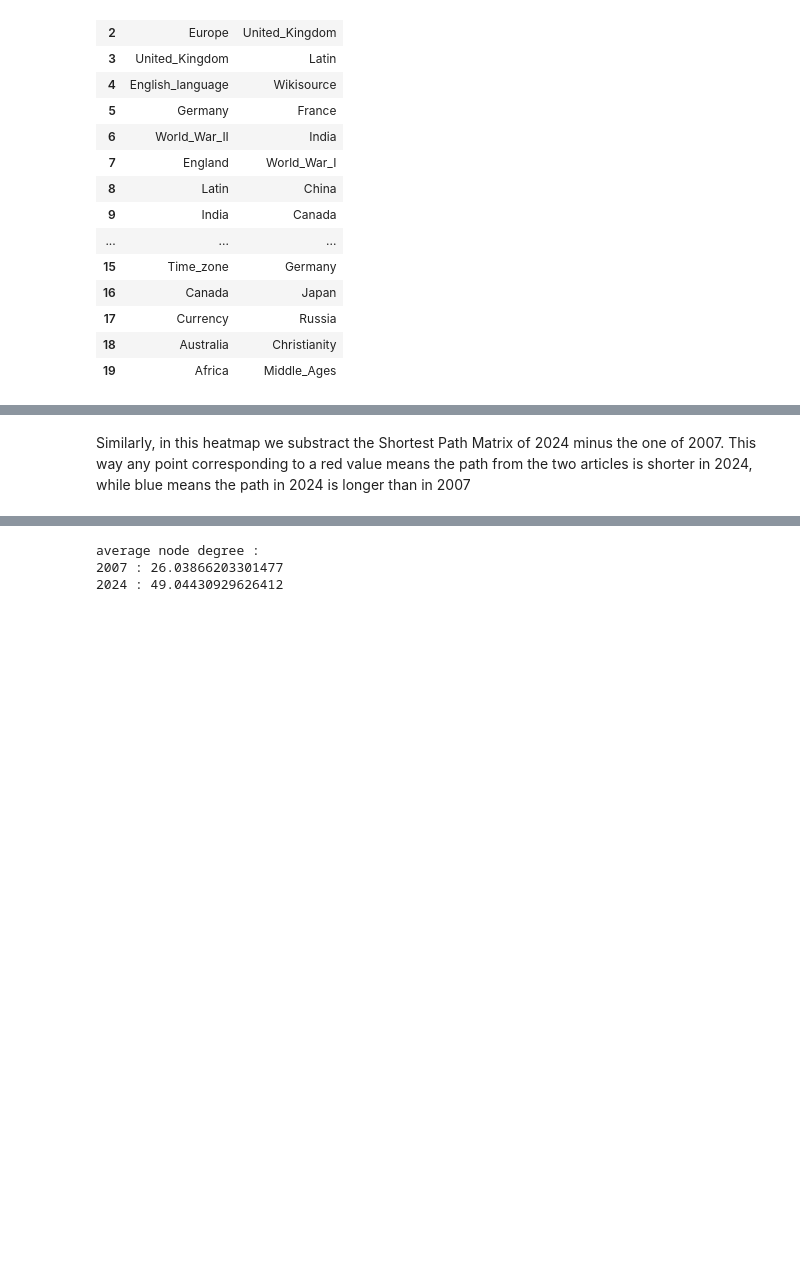
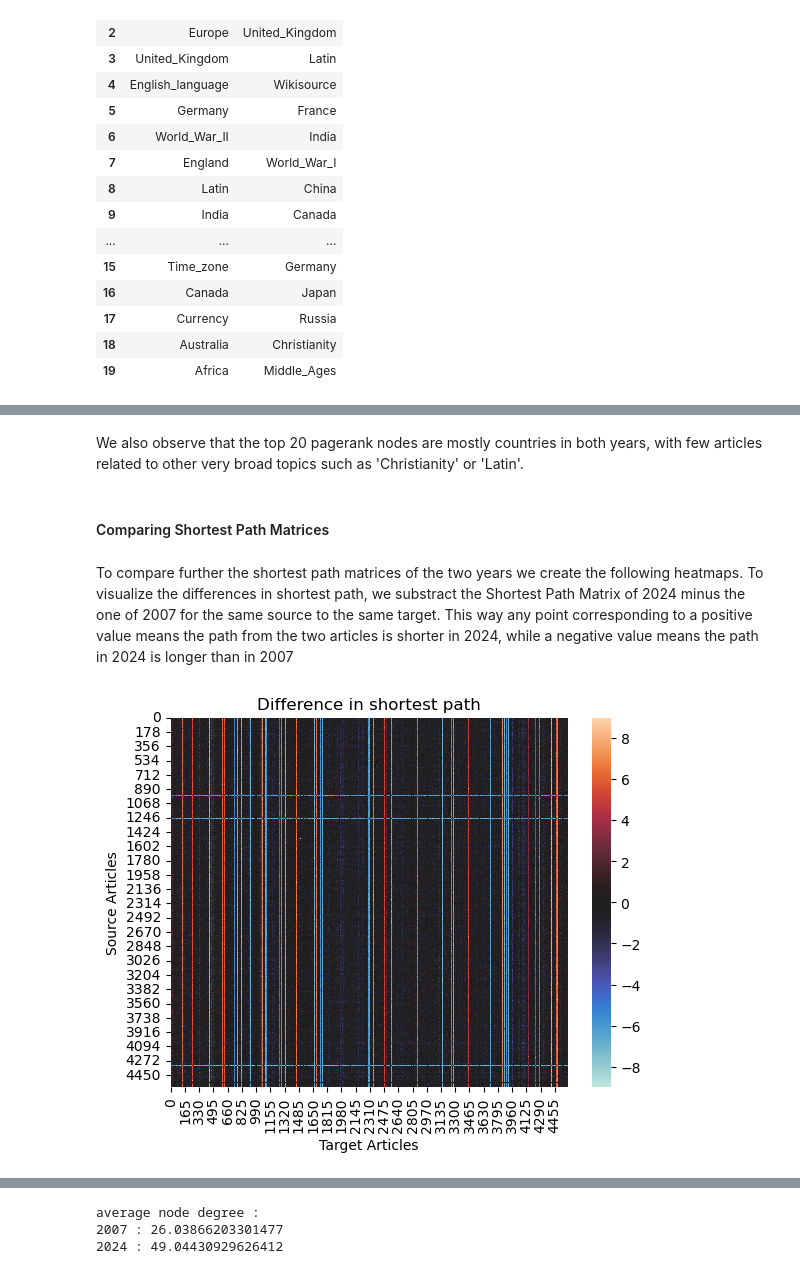
Before and after one commit to epfl-ada/ada-2024-project-outlier-1, a Jupyter notebook: results.ipynb, the cells around one changed output, grey strips where cells are left out. Saved outputs shown, nothing was run; the diff lists cells and outputs as text; code cells hidden in the pictures; blank space fills up the shorter version.

```diff
--- a/results.ipynb
+++ b/results.ipynb
@@ -881,6 +879,6 @@ spm_2024 = computing_shortest_path_matrix(G_2024, articles2007)
 # np.savetxt("spm2007.csv", spm_2007, delimiter=",")
 # np.savetxt("spm2024.csv", spm_2024, delimiter=",")
 # %%
-# # Loading Saved matrices :
-# spm_2007 = np.array(pd.read_csv('spm2007.csv'))
-# spm_2024 = np.array(pd.read_csv('spm2024.csv'))
+# Loading Saved matrices :
+spm_2007 = np.array(pd.read_csv('spm2007.csv'))
+spm_2024 = np.array(pd.read_csv('spm2024.csv'))
@@ -1012,20 +1012,3 @@ pagerank_comparison
 | 17 | Currency | Russia |
 | 18 | Australia | Christianity |
 | 19 | Africa | Middle_Ages |
-# %%
-import plotly.graph_objects as go
-
-# computing the differences heatmaps : problem of dimension
-
-# replace inf values by 0.
-spm_2007 = np.where( spm_2007 == float('inf'), 0., spm_2007)
-spm_2024 = np.where( spm_2024 == float('inf'), 0., spm_2024)
-
-#shortest_path_matrix_2007-shortest_path_matrix_2024
-spm_result = spm_2024 - spm_2007
-
-fig = go.Figure(data=go.Heatmap(
-                    z=spm_result))
-
-fig.update_layout(title='2024 link heatmap')
-fig.show()
@@ -1062,2 +1023,7 @@ links2024.loc[links2024['linkSource']=='Driving_on_the_left_or_right']
+# %% [markdown]
+We also observe that the top 20 pagerank nodes are mostly countries in both years, with few articles related to other very broad topics such as 'Christianity' or 'Latin'.
+# %% [markdown]
+#### Comparing Shortest Path Matrices
 # %% [markdown]
-Similarly, in this heatmap we substract the Shortest Path Matrix of 2024 minus the one of 2007. This way any point corresponding to a red value means the path from the two articles is shorter in 2024, while blue means the path in 2024 is longer than in 2007
+To compare further the shortest path matrices of the two years we create the following heatmaps.
+To visualize the differences in shortest path, we substract the Shortest Path Matrix of 2024 minus the one of 2007 for the same source to the same target. This way any point corresponding to a positive value means the path from the two articles is shorter in 2024, while a negative value means the path in 2024 is longer than in 2007
@@ -1064 +1039,9 @@ Similarly, in this heatmap we substract the Shortest Path Matrix of 2024 minus t
+# %%
+### SEABORN VERSION :
+# less easy to read but less heavy
+# both heatmaps present the same information
+
+plotting_difference_heatmap_sns(spm_2007,spm_2024)
+# %% [output]
+[figure, added]
 # %% [markdown]
```
Also changed, not shown: parts of 31 cells of this notebook, 1 other file.
